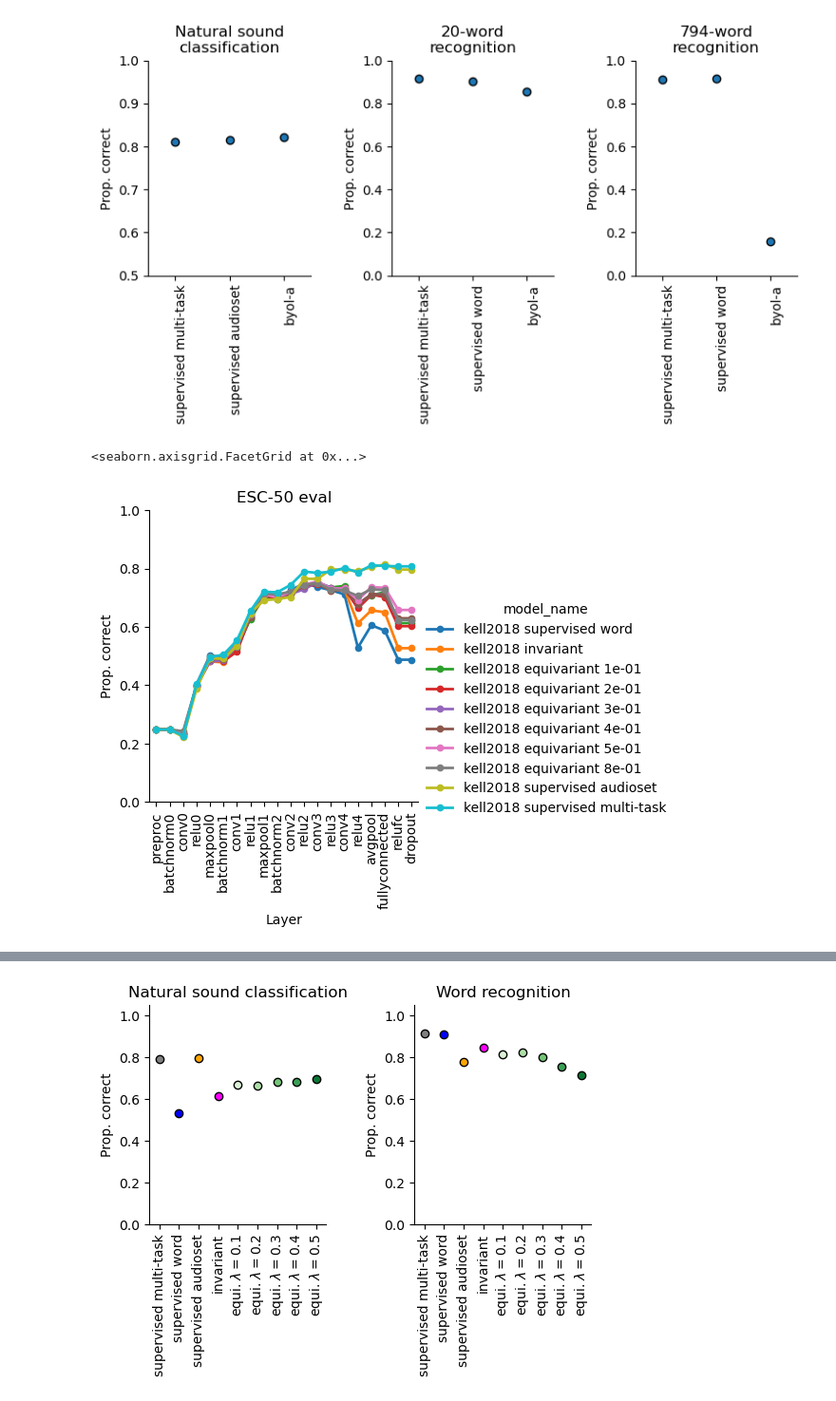
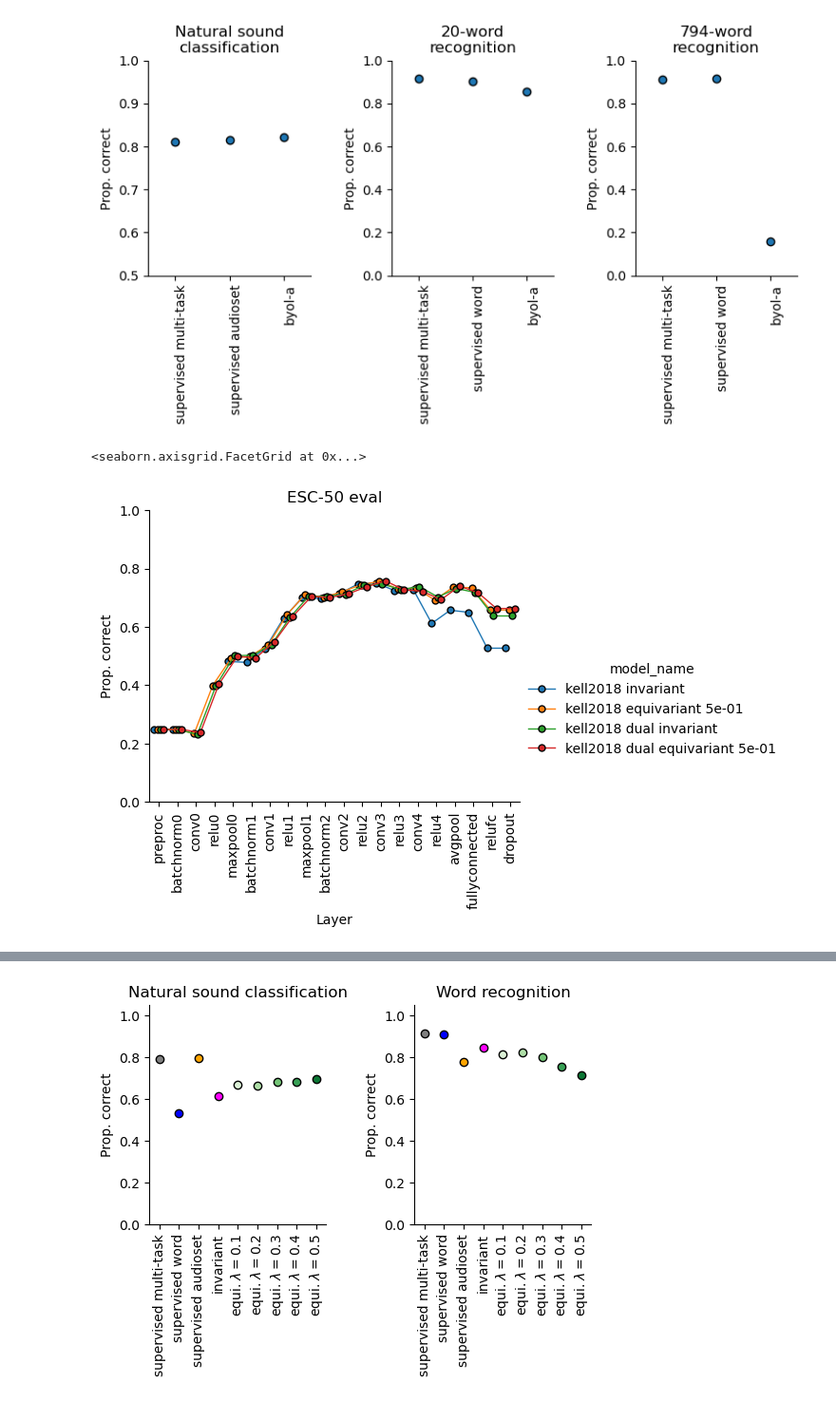
Before and after one commit to Feather-Lab/audio-ssl, a Jupyter notebook: notebooks/summarize_invar_v_equivar.ipynb, the cells around one changed output, grey strips where cells are left out. Shown at 95% size. Cells and saved outputs as stored; diff of their text form; code cells hidden in the pictures.

Commit message:
transfer dual head models for clean speech

```diff
--- a/notebooks/summarize_invar_v_equivar.ipynb
+++ b/notebooks/summarize_invar_v_equivar.ipynb
@@ -557,16 +586,18 @@ plt.savefig(outfig_dir/'byola_vs_sup.png', transparent=True,dpi=500,  bbox_inche
 [figure]
 # %%
 hue_order = [
-              'kell2018 supervised word',
+            #   'kell2018 supervised word',
               'kell2018 invariant',
-              'kell2018 equivariant 1e-01',
-              'kell2018 equivariant 2e-01',
-              'kell2018 equivariant 3e-01',
-              'kell2018 equivariant 4e-01',
+            #   'kell2018 equivariant 1e-01',
+            #   'kell2018 equivariant 2e-01',
+            #   'kell2018 equivariant 3e-01',
+            #   'kell2018 equivariant 4e-01',
               'kell2018 equivariant 5e-01',
-              'kell2018 equivariant 8e-01',
-              'kell2018 supervised audioset',
-              'kell2018 supervised multi-task',
+            #   'kell2018 equivariant 8e-01',
+              'kell2018 dual invariant',
+              'kell2018 dual equivariant 5e-01',
+            #   'kell2018 supervised audioset',
+            #   'kell2018 supervised multi-task',
               ]
 test_layers = [
                 'preproc',
@@ -576,33 +607,38 @@ test_layers = [
                 'maxpool0',
                 'batchnorm1',
                 'conv1',
                 'relu1',
                 'maxpool1',
                 'batchnorm2',
                 'conv2',
                 'relu2',
                 'conv3',
                 'relu3',
                 'conv4',
                 'relu4',
                 'avgpool',
                 'fullyconnected',
                 'relufc',
                 'dropout',
                 ]
+
 g = sns.catplot(data=df[df.arch_class == 'kell2018'],
                 order=test_layers,
                 kind='point',
                 x='test_layer',
                 y='overall_acc',
                 col='arch_class',
                 hue="model_name",
                 hue_order=hue_order,
+                dodge=0.5,
                 height=4,
-                lw=2,
-                ms=4)
+                aspect=1.25,
+                lw=1,
+                mec='k',
+                mew=1,
+                ms=5)
 g.set_xticklabels(rotation=90)
 g.set(ylim=(0, 1), ylabel='Prop. correct', xlabel='Layer', title='ESC-50 eval')
 # %% [output]
 <seaborn.axisgrid.FacetGrid at 0x...>
-[figure, old version]
+[figure, new version]
```
Also changed, not shown: parts of 11 cells of this notebook, 14 other files.
